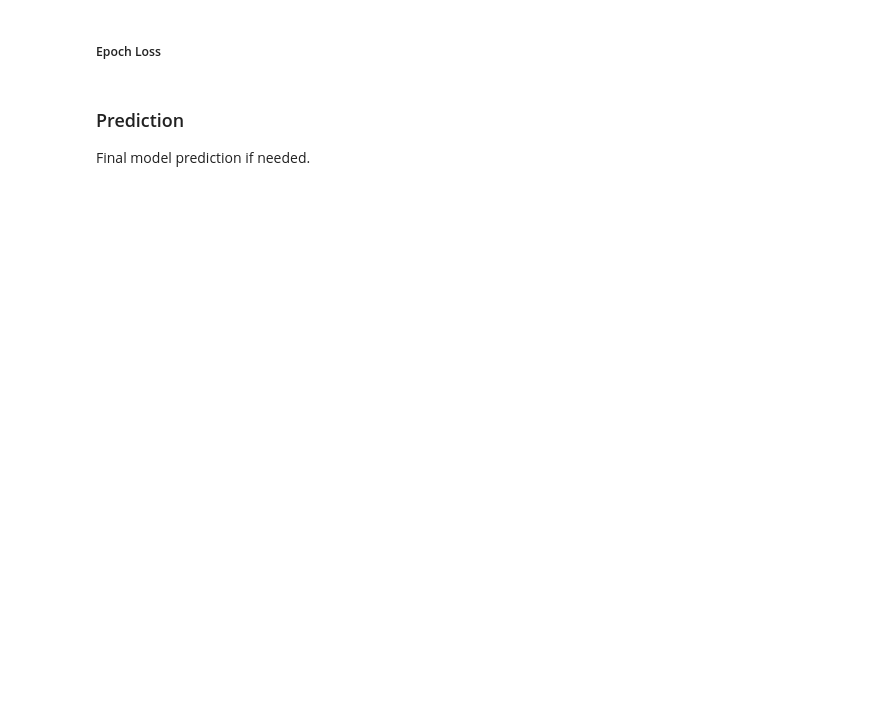
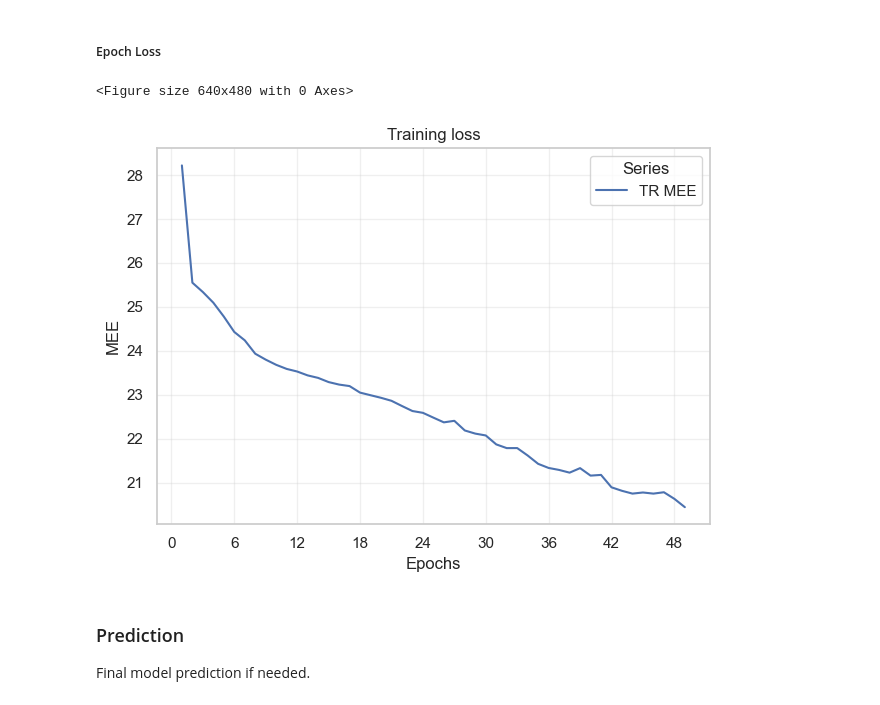
Before and after one commit to Borbico/Machine_Learning_Melaccio, a Jupyter notebook: notebooks/cup_NN_manual.ipynb, the cells around one changed output. Drawn from its saved outputs; the diff is of its cells as text; code cells hidden in the pictures; blank space fills up the shorter version.

```diff
--- a/notebooks/cup_NN_manual.ipynb
+++ b/notebooks/cup_NN_manual.ipynb
@@ -438,7 +475,10 @@ nnc.plot_gradient_norm_line(epochs_kf_grad, step=10)
 <h5>Epoch Loss</h5>
 # %%
 importlib.reload(nnc)
-nnc.plot_epoch_mee(epochs_kf_tr_mee, epochs_kf_vl_mee)
+nnc.plot_epoch_mee(epochs_final_tr_mee, [], title=f"Training loss")
+# %% [output]
+<Figure size 640x480 with 0 Axes>
+[figure, added]
 # %% [markdown]
 <h3>Prediction</h3>
 <p>Final model prediction if needed.</p>
```
Also changed, not shown: parts of 35 cells of this notebook, 12 other files.
